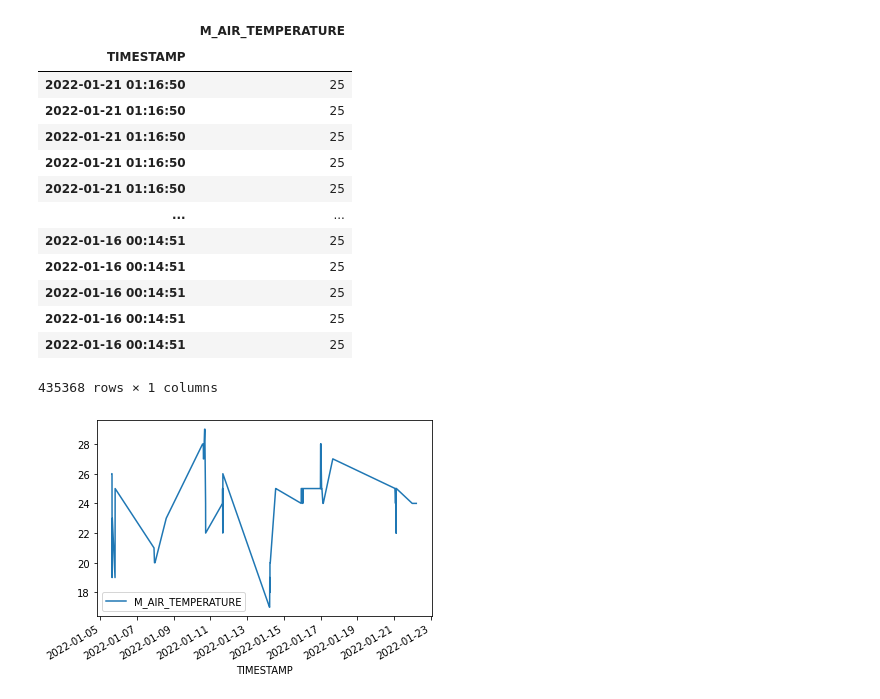
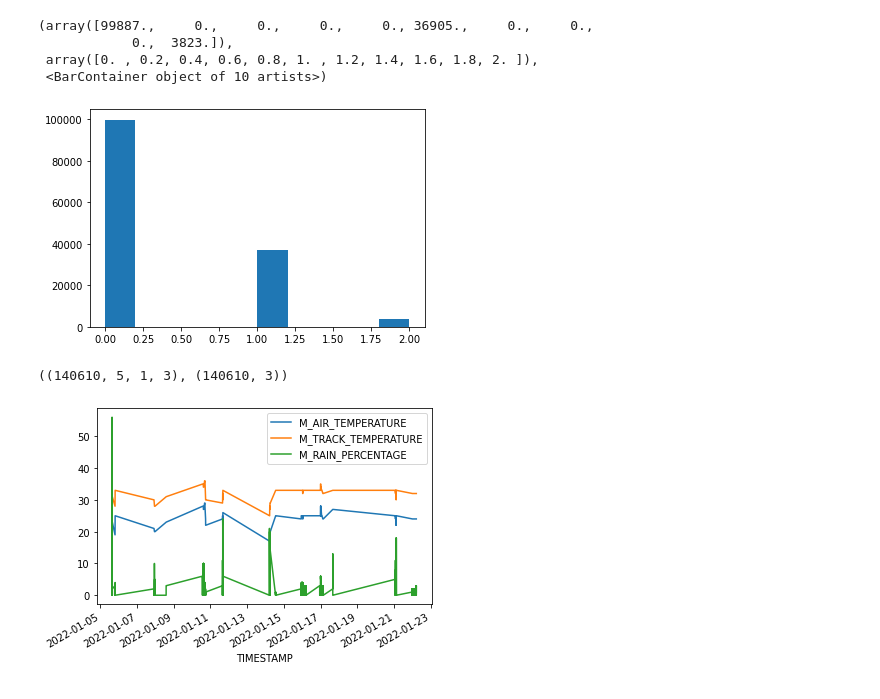
Before and after one commit to kojalowicz/Formula-1, a Jupyter notebook: Main.ipynb, the cells around one changed output. Cells and saved outputs as stored; diff of their text form; code cells hidden in the pictures.

Commit message:
Cleaning data + first steps in LSTM.

```diff
--- a/Main.ipynb
+++ b/Main.ipynb
@@ -58,3 +56,0 @@ Downloading formulaaihackathon2022.zip to .\formulaaihackathon2022
-# %%
-#df_cp = df
-df = df_cp
@@ -69,30 +69,27 @@ plt.hist(df['M_WEATHER'])
 # %%
 #preprocesing data
+#z 3572328 do 532536 - usunięcie duplikatów
+#z 532536 do 486142 - usunięcie dropna M_WEATHER_FORECAST_SAMPLES_M_WEATHER
+#z 486142 do 475399 - usunięcie M_NUM_WEATHER_FORECAST_SAMPLES !=0
+#z 475399 do 140615 - zostawienie tylko tych row, dla których M_TIME_OFFSET == 0
+
+#cleaning data
 print("Before cleaning:",str(len(df)))
-#435368
-#532536 - usunięcie duplikatów
-#511050 - 21k
-#475399 - 35k
-#360755 - 115k
 
 df = df[columns]
 df = df.dropna(subset=['M_WEATHER_FORECAST_SAMPLES_M_WEATHER'])
+df = df[df['M_NUM_WEATHER_FORECAST_SAMPLES']!=0]
+df = df[df['M_TIME_OFFSET']==0.0]
+df = df.drop(['M_TIME_OFFSET'], axis=1)
+df = df.drop_duplicates()
 
-#w trakcie analizy .....
-#histogram przed czyszczeniem
-#histogram po czyszczeniu
-# i dlaczego tak
-#roznica wynosi 21486 jakby była w tylu rekordach pogoda na sztywno ustawiona. przy wyłączeniu samego:
-#df = df[df['M_NUM_WEATHER_FORECAST_SAMPLES']!=0]
+print("After cleaning: ",str(len(df)))
 
-df = df[df['M_NUM_WEATHER_FORECAST_SAMPLES']!=0]
-df['M_SESSION_UID'] = df['M_SESSION_UID'].apply(int)
+#seting column type
 if(df['TIMESTAMP'].dtypes != DATATYPE):
     df['TIMESTAMP'] = df['TIMESTAMP'].apply(datetime.datetime.fromtimestamp)
-df = df[df['M_TIME_OFFSET']==0.0]       # Offset jako 0 na stan faktyczny
-#df = df.drop(['M_TIME_OFFSET'], axis=1)
-df = df.drop_duplicates()
-print("After cleaning: ",str(len(df)))
+df['M_SESSION_UID'] = df['M_SESSION_UID'].apply(int)
+
 df
 # %% [output]
 Before cleaning: 3572328
@@ -132,5 +110,14 @@ plt.hist(df['M_WEATHER'])
+# %%
+#hostogram po czyszczeniu danych + wnioski: Z naszej analizy wynika, że sesje, gdzie M_WEATHER===5 to gry customowe, w któych gracz ustawił const wartrtosc M_WEATHER i to sprawdza ta kolumna: M_NUM_WEATHER_FORECAST_SAMPLES
+plt.hist(df['M_WEATHER'])
+# %% [output]
+(array([99887.,     0.,     0.,     0.,     0., 36905.,     0.,     0.,
+            0.,  3823.]),
+ array([0. , 0.2, 0.4, 0.6, 0.8, 1. , 1.2, 1.4, 1.6, 1.8, 2. ]),
+ <BarContainer object of 10 artists>)
+[figure, added]
 # %%
-#LSTM - prepere data
+#LSTM - prepere data for models
 
 df_1 = df.drop(['M_SESSION_UID'], axis=1)
 df_2 = df.drop(['M_TRACK_ID'], axis=1)
@@ -142,49 +129,34 @@ df_3.index = pd.to_datetime(df_3[TIMESTAMP], format=FORMAT)
 
 #fun
 def df_to_X_y(df, window_size=5):
   df_as_np =df.to_numpy()
   X = []
   y = []
   for i in range(len(df_as_np)-window_size):
     row = [[a] for a in df_as_np[i:i+window_size]]
     X.append(row)
     label = df_as_np[i+window_size]
     y.append(label)
   return np.array(X), np.array(y)
 
 
 
-
-
 # Sesion ID (_1)
 
 
 
 
 # Track ID (_2)
 
 
 # ALL (_3)
 temp = df_3[DECISION]
 temp.plot()
-X, y = df_to_X_y(temp)
+X, y = df_to_X_y(temp, WINDOW_SIZE)
 X.shape, y.shape
-temp
+# number of rows = 140610
 
 #TODO model
 # %% [output]
-|  | M_AIR_TEMPERATURE |
-| TIMESTAMP |  |
-| 2022-01-21 01:16:50 | 25 |
-| 2022-01-21 01:16:50 | 25 |
-| 2022-01-21 01:16:50 | 25 |
-| 2022-01-21 01:16:50 | 25 |
-| 2022-01-21 01:16:50 | 25 |
-| ... | ... |
-| 2022-01-16 00:14:51 | 25 |
-| 2022-01-16 00:14:51 | 25 |
-| 2022-01-16 00:14:51 | 25 |
-| 2022-01-16 00:14:51 | 25 |
-| 2022-01-16 00:14:51 | 25 |
-435368 rows × 1 columns
+((140610, 5, 1, 3), (140610, 3))
-[figure, old version]
+[figure, new version]
```
Also changed, not shown: parts of 7 cells of this notebook.
